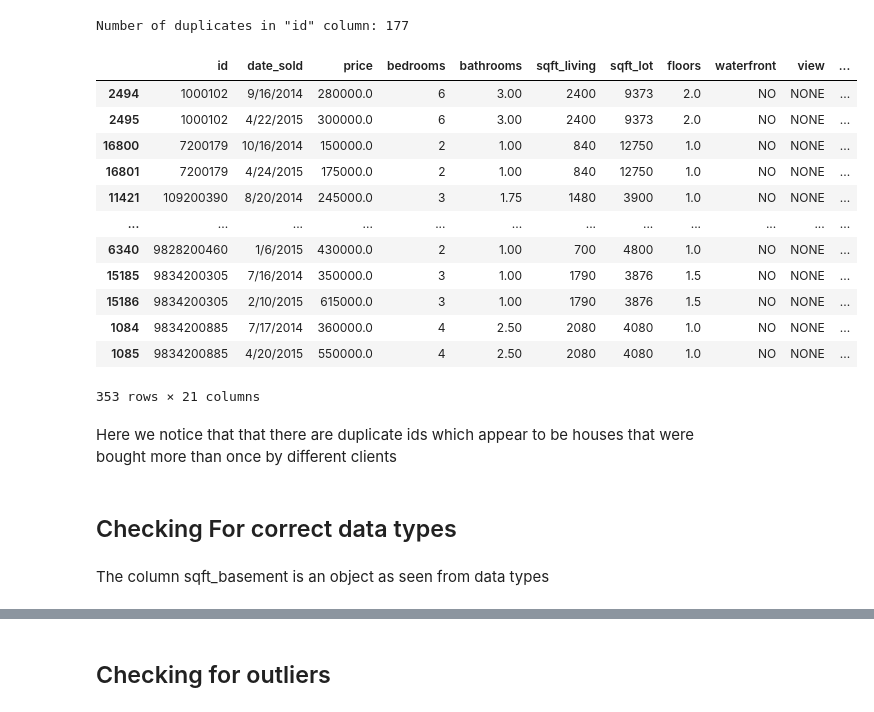
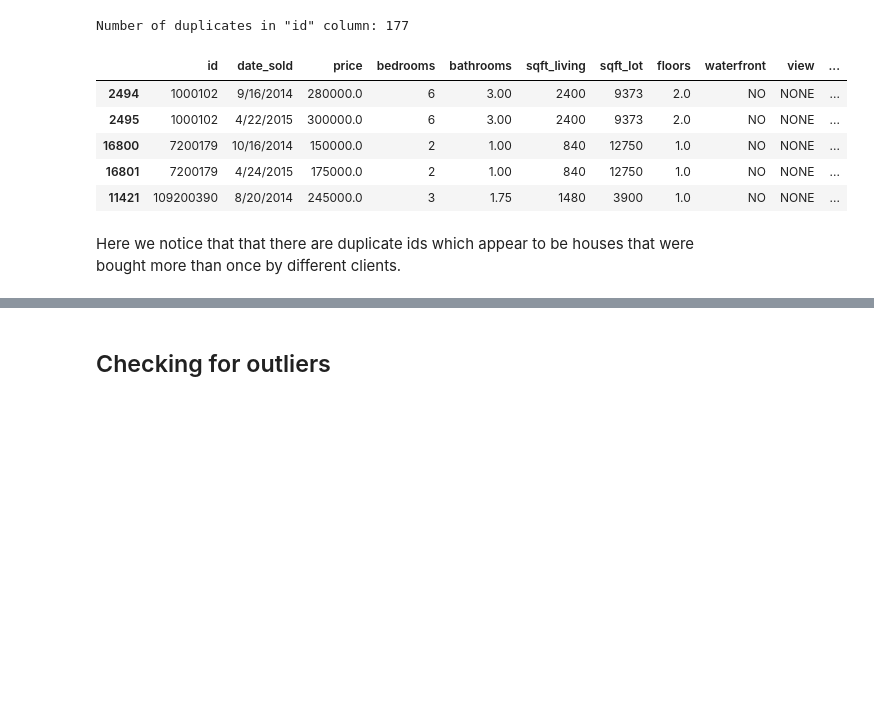
Before and after one commit to CliffShitote/Phase-2-Project-group-2.3, a Jupyter notebook: student.ipynb, the cells around one changed output, grey strips where cells are left out. Saved outputs shown, nothing was run; the diff lists cells and outputs as text; code cells hidden in the pictures; blank space fills up the shorter version.

```diff
--- a/student.ipynb
+++ b/student.ipynb
@@ -296 +305,3 @@ drop_col(df,"yr_renovated")
+# %%
+df['yr_renovated'].fillna(value= 0.0, inplace=True)
 # %% [markdown]
@@ -303,3 +318,5 @@ drop_miss_val(df,'view')
+# %%
+df['view'].fillna(value='NONE', inplace=True)
 # %% [markdown]
 **Replacing missing values in "waterfront" column**
 # %%
@@ -361,24 +378,13 @@ print('Number of duplicates in "id" column:', num_duplicates)
 Number of duplicates in "id" column: 177
 # %%
 #Lets see the rows that have duplicates as per the id column
-pd.concat( g for _,g in df.groupby("id") if len(g) > 1)
+pd.concat( g for _,g in df.groupby("id") if len(g) > 1).head()
 # %% [output]
 |  | id | date_sold | price | bedrooms | bathrooms | sqft_living | sqft_lot | floors | waterfront | view | ... |
 | 2494 | 1000102 | 9/16/2014 | 280000.0 | 6 | 3.00 | 2400 | 9373 | 2.0 | NO | NONE | ... |
 | 2495 | 1000102 | 4/22/2015 | 300000.0 | 6 | 3.00 | 2400 | 9373 | 2.0 | NO | NONE | ... |
 | 16800 | 7200179 | 10/16/2014 | 150000.0 | 2 | 1.00 | 840 | 12750 | 1.0 | NO | NONE | ... |
 | 16801 | 7200179 | 4/24/2015 | 175000.0 | 2 | 1.00 | 840 | 12750 | 1.0 | NO | NONE | ... |
 | 11421 | 109200390 | 8/20/2014 | 245000.0 | 3 | 1.75 | 1480 | 3900 | 1.0 | NO | NONE | ... |
-| ... | ... | ... | ... | ... | ... | ... | ... | ... | ... | ... | ... |
-| 6340 | 9828200460 | 1/6/2015 | 430000.0 | 2 | 1.00 | 700 | 4800 | 1.0 | NO | NONE | ... |
-| 15185 | 9834200305 | 7/16/2014 | 350000.0 | 3 | 1.00 | 1790 | 3876 | 1.5 | NO | NONE | ... |
-| 15186 | 9834200305 | 2/10/2015 | 615000.0 | 3 | 1.00 | 1790 | 3876 | 1.5 | NO | NONE | ... |
-| 1084 | 9834200885 | 7/17/2014 | 360000.0 | 4 | 2.50 | 2080 | 4080 | 1.0 | NO | NONE | ... |
-| 1085 | 9834200885 | 4/20/2015 | 550000.0 | 4 | 2.50 | 2080 | 4080 | 1.0 | NO | NONE | ... |
-353 rows × 21 columns
 # %% [markdown]
-Here we notice that that there are duplicate ids which appear to be houses that were bought more than once by different clients
+Here we notice that that there are duplicate ids which appear to be houses that were bought more than once by different clients.
-# %% [markdown]
-## Checking For correct data types
-# %% [markdown]
-The column sqft_basement is an object as seen from data types
```
Also changed, not shown: parts of 118 cells of this notebook, 1 other file.
